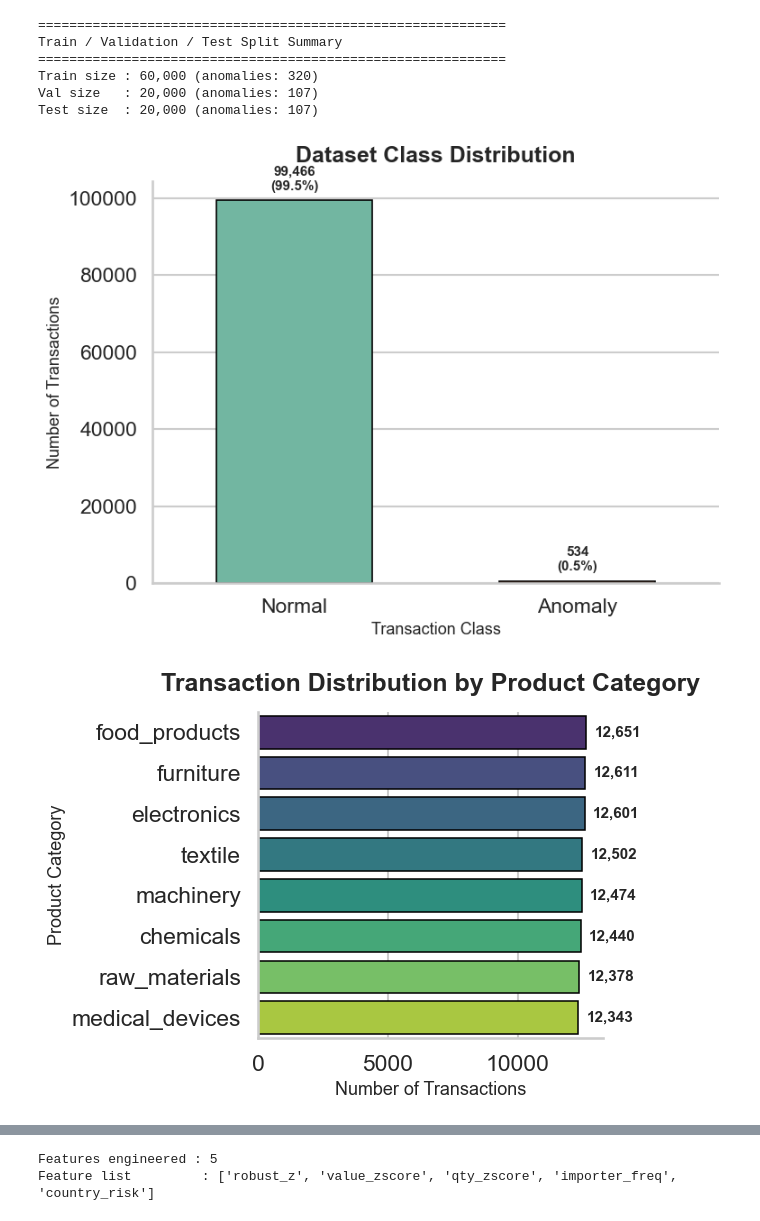
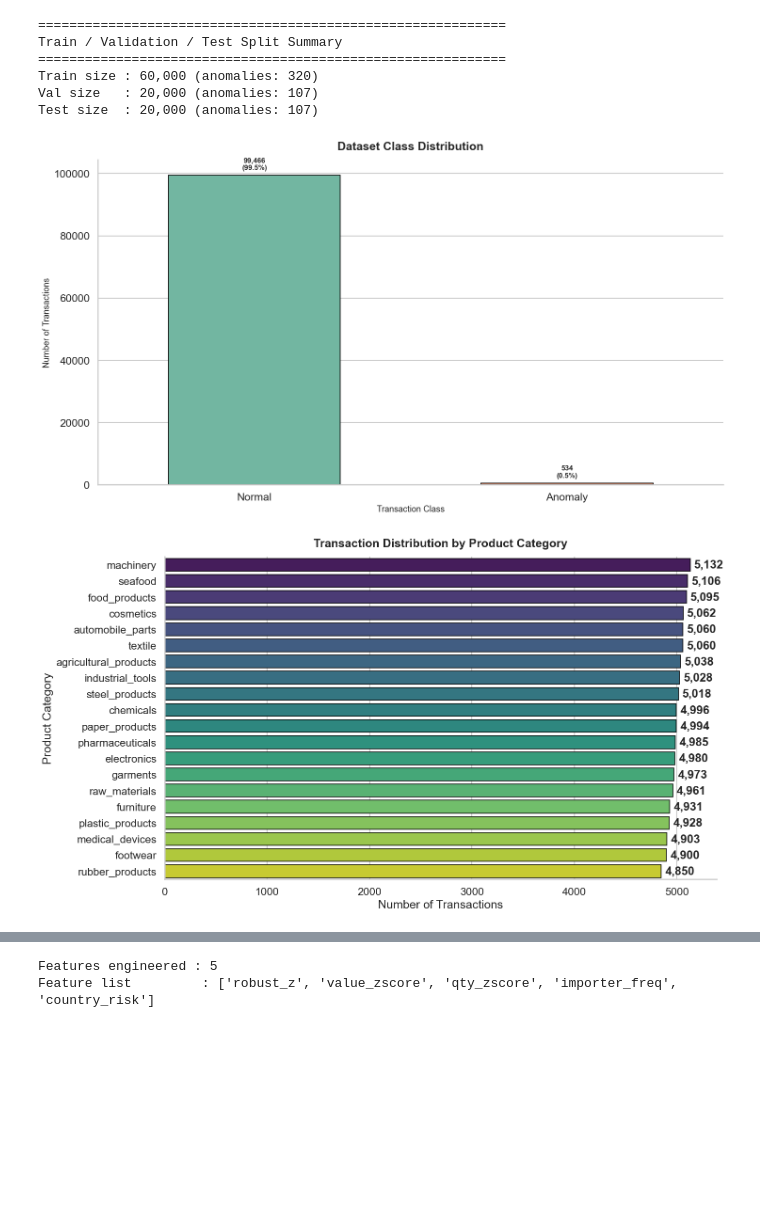
Before and after one commit to FullStackAnalyst/Data-Engineering, a Jupyter notebook: PYTHON/TBML.ipynb, the cells around one changed output, grey strips where cells are left out. Cells and saved outputs as stored; diff of their text form; code cells hidden in the pictures; blank space fills up the shorter version.

```diff
--- a/PYTHON/TBML.ipynb
+++ b/PYTHON/TBML.ipynb
@@ -124,24 +124,48 @@ OVER_SHIP_FACTOR_MILD = (1.10, 1.30)
 
 PRODUCT_CATEGORIES = {
     "electronics": (300, 600, 0.10),
+    "machinery": (800, 2000, 0.10),
+    "medical_devices": (400, 1200, 0.10),
+    "automobile_parts": (120, 700, 0.11),
+    "industrial_tools": (80, 500, 0.11),
     "textile": (8, 20, 0.12),
-    "machinery": (800, 2000, 0.10),
+    "garments": (10, 60, 0.14),
+    "footwear": (15, 80, 0.13),
     "chemicals": (60, 180, 0.12),
+    "pharmaceuticals": (80, 500, 0.12),
+    "cosmetics": (20, 150, 0.13),
     "food_products": (2, 8, 0.15),
+    "agricultural_products": (3, 25, 0.15),
+    "seafood": (8, 40, 0.14),
+    "raw_materials": (20, 60, 0.10),
+    "steel_products": (40, 180, 0.10),
+    "plastic_products": (15, 70, 0.11),
+    "rubber_products": (20, 90, 0.11),
     "furniture": (100, 400, 0.12),
-    "raw_materials": (20, 60, 0.10),
-    "medical_devices": (400, 1200, 0.10),
+    "paper_products": (5, 30, 0.13),
 }
 
 HS_CODE_MAP = {
     "electronics": "851712",
+    "machinery": "847989",
+    "medical_devices": "901890",
+    "automobile_parts": "870899",
+    "industrial_tools": "820559",
     "textile": "520942",
-    "machinery": "847989",
+    "garments": "610910",
+    "footwear": "640399",
     "chemicals": "280110",
+    "pharmaceuticals": "300490",
+    "cosmetics": "330499",
     "food_products": "100630",
+    "agricultural_products": "100199",
+    "seafood": "030617",
+    "raw_materials": "720839",
+    "steel_products": "721049",
+    "plastic_products": "392690",
+    "rubber_products": "401699",
     "furniture": "940360",
-    "raw_materials": "720839",
-    "medical_devices": "901890",
+    "paper_products": "481910",
 }
 # %%
 # ═══════════════════════════════════════════════════════════════════════════
@@ -541,45 +565,45 @@ Test size  : 20,000 (anomalies: 107)
 # EDA 1 — Dataset Class Distribution
 # ───────────────────────────────────────────────────────────────────────────
 
-fig, ax = plt.subplots(figsize=(8, 6))
+fig, ax = plt.subplots(figsize=(15, 15 * 9 / 16))
 plot = sns.countplot(
     data=df,
     x="anomaly_label",
     palette="Set2",
     width=0.55,
     edgecolor="black",
     linewidth=1.2,
 )
 plot.set_xticklabels(["Normal", "Anomaly"])
 plt.title("Dataset Class Distribution", fontsize=18, weight="bold", pad=15)
 plt.xlabel("Transaction Class", fontsize=13)
 plt.ylabel("Number of Transactions", fontsize=13)
 
 total_n = len(df)
 for p in plot.patches:
     count = int(p.get_height())
     percent = 100 * count / total_n
     plot.annotate(
         f"{count:,}\n({percent:.1f}%)",
         (p.get_x() + p.get_width() / 2, p.get_height()),
         ha="center",
         va="bottom",
         fontsize=11,
         fontweight="bold",
         xytext=(0, 6),
         textcoords="offset points",
     )
 
 sns.despine()
 plt.tight_layout()
 plt.show()
 # %% [output]
-[figure, old version]
+[figure, new version]
 # %%
 # ───────────────────────────────────────────────────────────────────────────
 # EDA 2 — Product Category Distribution
 # ───────────────────────────────────────────────────────────────────────────
-
+fig, ax = plt.subplots(figsize=(15, 15 * 9 / 16))
 ax = sns.countplot(
     data=df,
     y="product_group",
@@ -588,11 +612,13 @@ ax = sns.countplot(
     edgecolor="black",
     linewidth=1.1,
 )
-plt.title(
-    "Transaction Distribution by Product Category", fontsize=18, weight="bold", pad=15
+plt.title("Transaction Distribution by Product Category", weight="bold", pad=15)
+plt.xlabel(
+    "Number of Transactions",
 )
-plt.xlabel("Number of Transactions", fontsize=13)
-plt.ylabel("Product Category", fontsize=13)
+plt.ylabel(
+    "Product Category",
+)
 
 for p in ax.patches:
     width = int(p.get_width())
@@ -603,7 +629,6 @@ for p in ax.patches:
         textcoords="offset points",
         ha="left",
         va="center",
-        fontsize=11,
         fontweight="bold",
     )
 
@@ -611,7 +636,7 @@ sns.despine(left=False)
 plt.tight_layout()
 plt.show()
 # %% [output]
-[figure, old version]
+[figure, new version]
 # %%
 # ───────────────────────────────────────────────────────────────────────────
 # EDA 3 — Fraud Rate by Product Category
```
Also changed, not shown: parts of 31 cells of this notebook.
